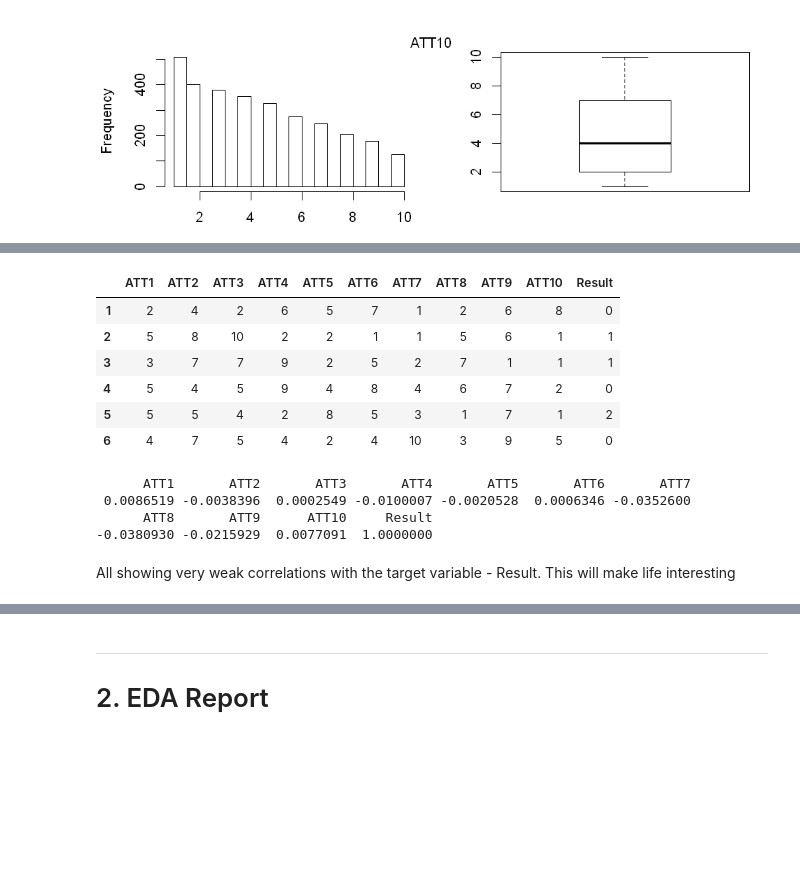
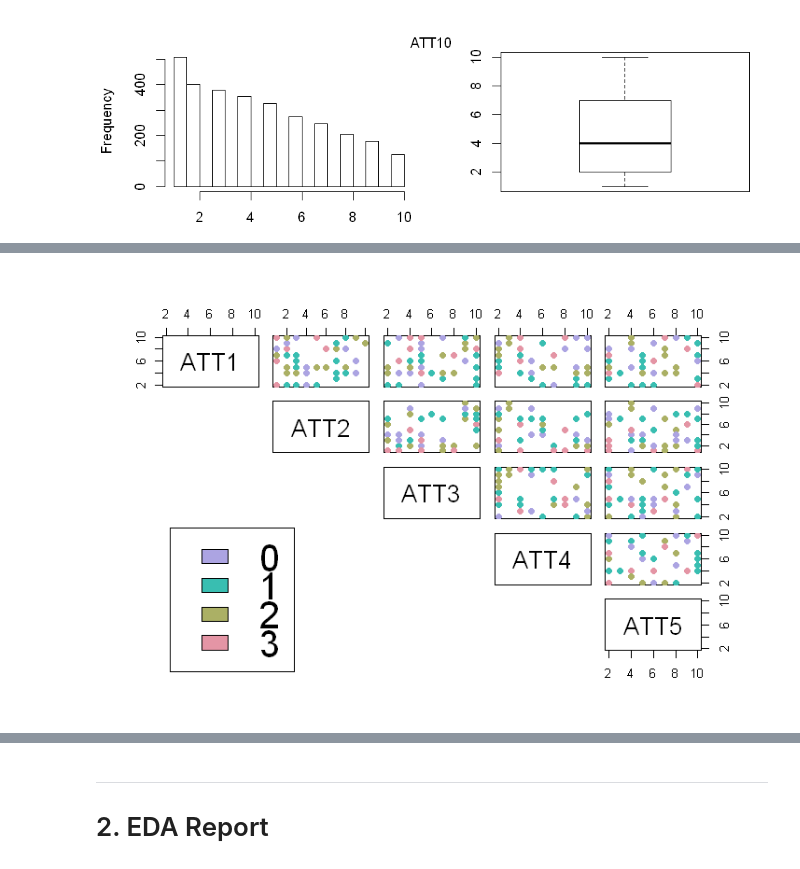
Before and after one commit to codeBehindMe/ADLA3, a Jupyter notebook: groupG.ipynb, the cells around one changed output, grey strips where cells are left out. Drawn from its saved outputs; the diff is of its cells as text; code cells hidden in the pictures; blank space fills up the shorter version.

```diff
--- a/groupG.ipynb
+++ b/groupG.ipynb
@@ -211,25 +325,18 @@ Udf.Utilities.Jitter(prostate, "ATT3", "ATT4", "Result")
-# %%
-head(prostate)
-# %% [output]
-|  | ATT1 | ATT2 | ATT3 | ATT4 | ATT5 | ATT6 | ATT7 | ATT8 | ATT9 | ATT10 | Result |
-| 1 | 2 | 4 | 2 | 6 | 5 | 7 | 1 | 2 | 6 | 8 | 0 |
-| 2 | 5 | 8 | 10 | 2 | 2 | 1 | 1 | 5 | 6 | 1 | 1 |
-| 3 | 3 | 7 | 7 | 9 | 2 | 5 | 2 | 7 | 1 | 1 | 1 |
-| 4 | 5 | 4 | 5 | 9 | 4 | 8 | 4 | 6 | 7 | 2 | 0 |
-| 5 | 5 | 5 | 4 | 2 | 8 | 5 | 3 | 1 | 7 | 1 | 2 |
-| 6 | 4 | 7 | 5 | 4 | 2 | 4 | 10 | 3 | 9 | 5 | 0 |
-# %%
-# drop Result back to numeric temporarily to see correclations
-prostate$Result <- as.numeric(prostate$Result)-1
-
-# show each of the correlations with price
-cor(prostate[sapply(prostate, is.numeric)])[,'Result']
-
-prostate$Result <- as.factor(prostate$Result)
-# %% [output]
-      ATT1       ATT2       ATT3       ATT4       ATT5       ATT6       ATT7
- 0.0086519 -0.0038396  0.0002549 -0.0100007 -0.0020528  0.0006346 -0.0352600
-      ATT8       ATT9      ATT10     Result
--0.0380930 -0.0215929  0.0077091  1.0000000
-# %% [markdown]
-All showing very weak correlations with the target variable - Result. This will make life interesting
+# %%
+labels <- prostate[,11]
+result_col <- rev(rainbow_hcl(4))[as.numeric(labels)]
+
+# Plot a SPLOM:
+# just show the first 50 records and the first 5 columns so we can visualise what is going on
+pairs(prostate[1:50,1:5], col = result_col,
+      lower.panel = NULL,
+       cex.labels=2, pch=19, cex = 1.2)
+
+# Add a legend
+par(xpd = TRUE)
+legend(x = 0.05, y = 0.4, cex = 2,
+   legend = as.character(levels(labels)),
+    fill = unique(result_col))
+par(xpd = NA)
+# %% [output]
+[figure, added]
```
Also changed, not shown: parts of 137 cells of this notebook, 6 other files.
